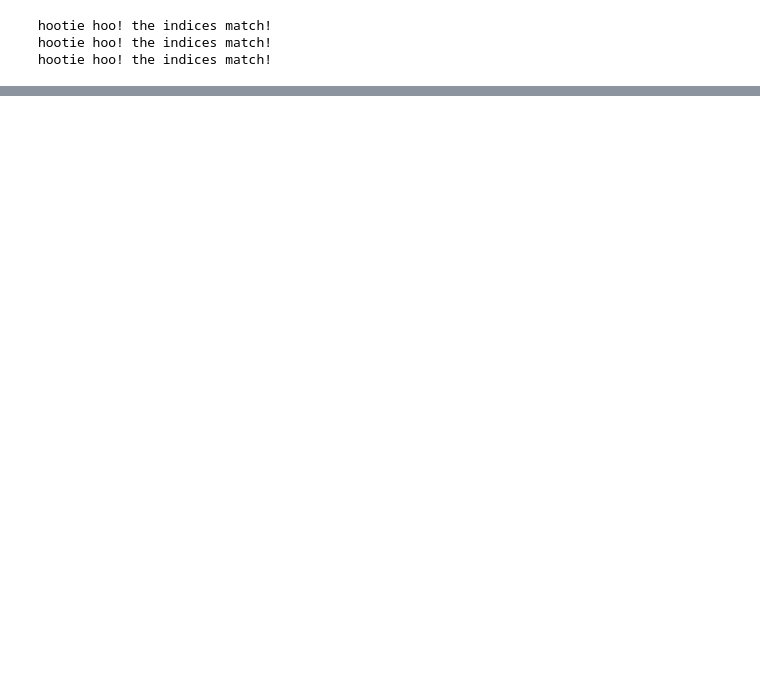
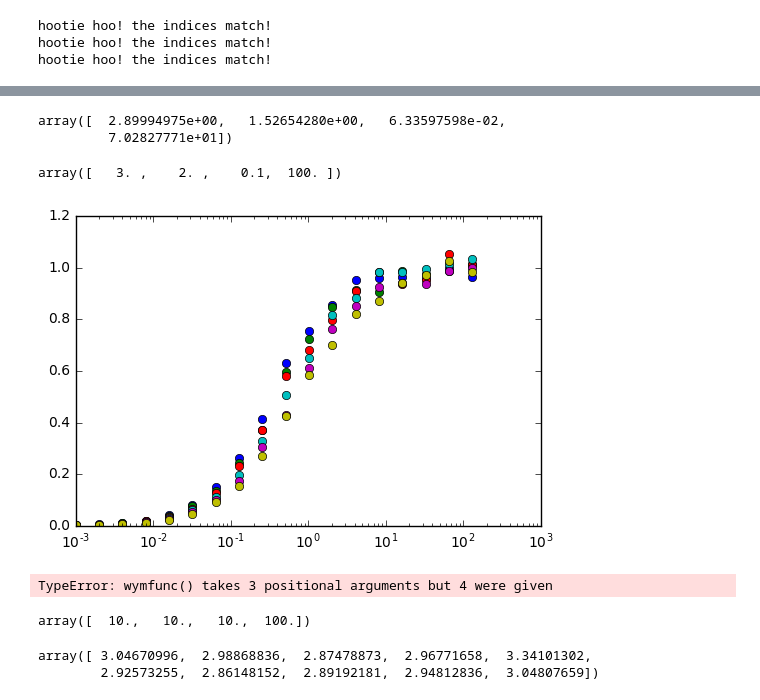
Before and after one commit to mcfitzgerald/thesis2.0, a Jupyter notebook: ipythes/working_jan17/simulated_sets/Untitled3.ipynb, the cells around one changed output, grey strips where cells are left out. Drawn from its saved outputs; the diff is of its cells as text; code cells hidden in the pictures; blank space fills up the shorter version.

```diff
--- a/ipythes/working_jan17/simulated_sets/Untitled3.ipynb
+++ b/ipythes/working_jan17/simulated_sets/Untitled3.ipynb
@@ -102,0 +287,9 @@ a.
+# %%
+optimize.least_squares(ligbind.helpers.wymobj2,a.parms,args=(a.modfunc,a.meanset[0],a.ligs,a.rtot)).x
+# %% [output]
+array([  2.89994975e+00,   1.52654280e+00,   6.33597598e-02,
+         7.02827771e+01])
+# %%
+a.parms
+# %% [output]
+array([   3. ,    2. ,    0.1,  100. ])
@@ -102,0 +298,6 @@ a.
+# %%
+sim = ligbind.WymSim(sets=10)
+# %%
+plotter.semlog(sim.ligs,sim.meanset[0])
+# %% [output]
+[figure, added]
@@ -102,0 +306,13 @@ a.
+# %%
+fit = ligbind.WymFit(sim,weight=1)
+# %% [output]
+TypeError: wymfunc() takes 3 positional arguments but 4 were given
+# %%
+fit.guess
+# %% [output]
+array([  10.,   10.,   10.,  100.])
+# %%
+fit.k11
+# %% [output]
+array([ 3.04670996,  2.98868836,  2.87478873,  2.96771658,  3.34101302,
+        2.92573255,  2.86148152,  2.89192181,  2.94812836,  3.04807659])
```
Also changed, not shown: parts of 118 cells of this notebook, 10 other files.
